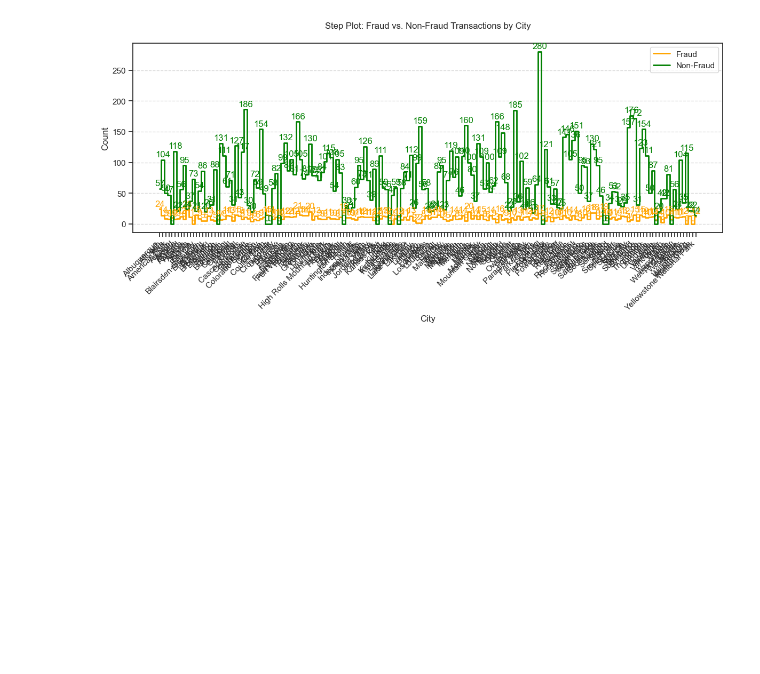
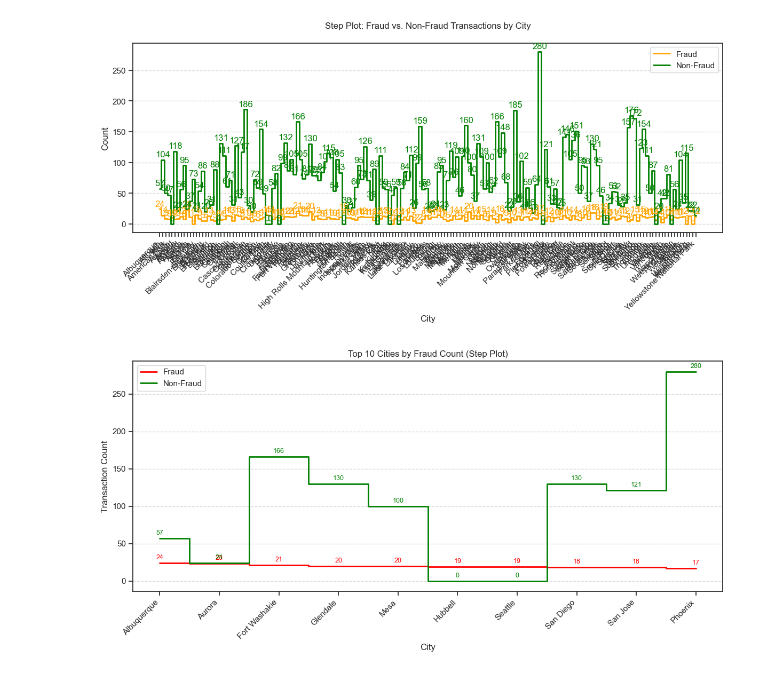
Before and after one commit to sgray38/COSC325_Final, a Jupyter notebook: Data_Visualization.ipynb, the cells around one changed output. Saved outputs shown, nothing was run; the diff lists cells and outputs as text; code cells hidden in the pictures; blank space fills up the shorter version.

```diff
--- a/Data_Visualization.ipynb
+++ b/Data_Visualization.ipynb
@@ -117,3 +105,35 @@ plt.show()
 
 [176 rows x 3 columns]
 [figure]
+# %%
+#using the dataframe that was previously made and sorting based on is_fraud and taking the top 10 cities
+fraud_stats_sorted = fraud_stats.sort_values('fraud_count', ascending=False)
+
+
+top_n = 10  # Plot top N cities
+cities = fraud_stats_sorted['city'].head(top_n)
+fraud = fraud_stats_sorted['fraud_count'].head(top_n)
+non_fraud = fraud_stats_sorted['non_fraud_count'].head(top_n)
+
+# Step Plot
+plt.figure(figsize=(12, 6))
+plt.step(cities, fraud, where='mid', label='Fraud', color='red', linewidth=2)
+plt.step(cities, non_fraud, where='mid', label='Non-Fraud', color='green', linewidth=2)
+
+# Customize
+plt.title(f'Top {top_n} Cities by Fraud Count (Step Plot)')
+plt.xlabel('City')
+plt.ylabel('Transaction Count')
+plt.xticks(rotation=45, ha='right')
+plt.legend()
+plt.grid(axis='y', linestyle='--', alpha=0.7)
+
+# Add labels (optional)
+for i, (f, nf) in enumerate(zip(fraud, non_fraud)):
+    plt.text(i, f + 5, f'{f}', ha='center', color='red', fontsize=9)
+    plt.text(i, nf + 5, f'{nf}', ha='center', color='green', fontsize=9)
+
+plt.tight_layout()
+plt.show()
+# %% [output]
+[figure, added]
```
Also changed, not shown: parts of 4 cells of this notebook.
